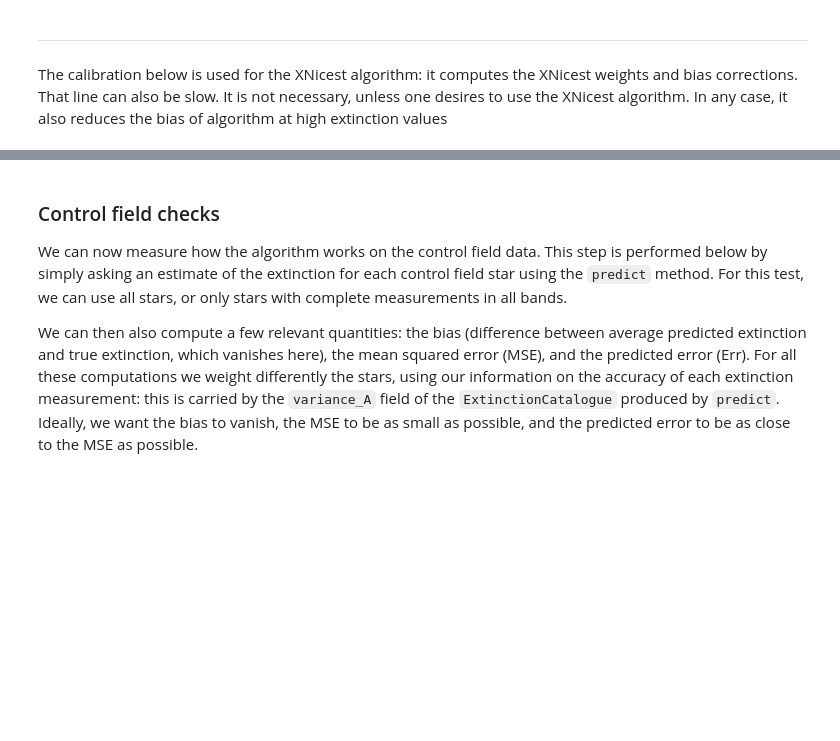
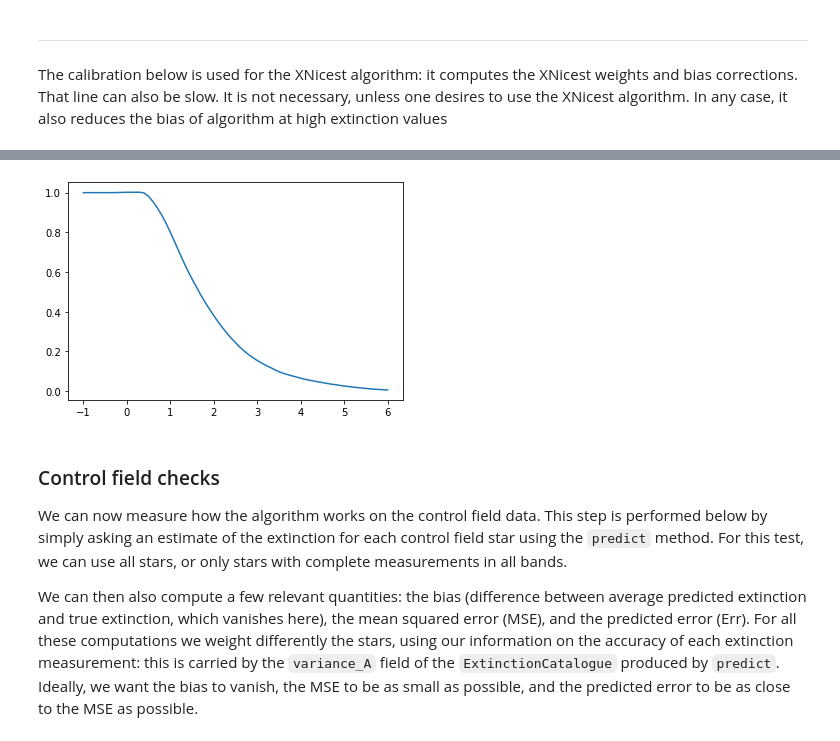
Before and after one commit to astrozot/xnicer, a Jupyter notebook: example.ipynb, the cells around one changed output, grey strips where cells are left out. Saved outputs shown, nothing was run; the diff lists cells and outputs as text; code cells hidden in the pictures; blank space fills up the shorter version.

```diff
--- a/example.ipynb
+++ b/example.ipynb
@@ -183,3 +196,7 @@ xnicer.calibrate(phot_c, np.linspace(-1.0, 6.0, 29), update_errors=False)
+# %%
+plt.plot(xnicer.calibration[0], xnicer.calibration[2]);
+# %% [output]
+[figure, added]
 # %% [markdown]
 ### Control field checks
 
```
Also changed, not shown: parts of 12 cells of this notebook, 3 other files.
